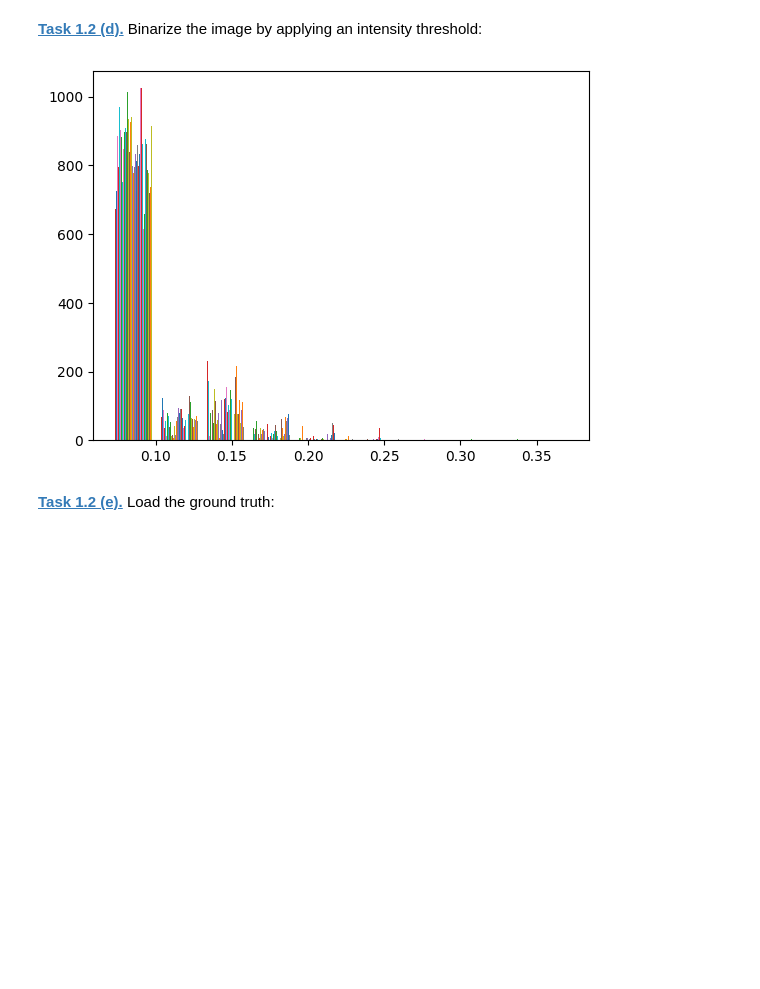
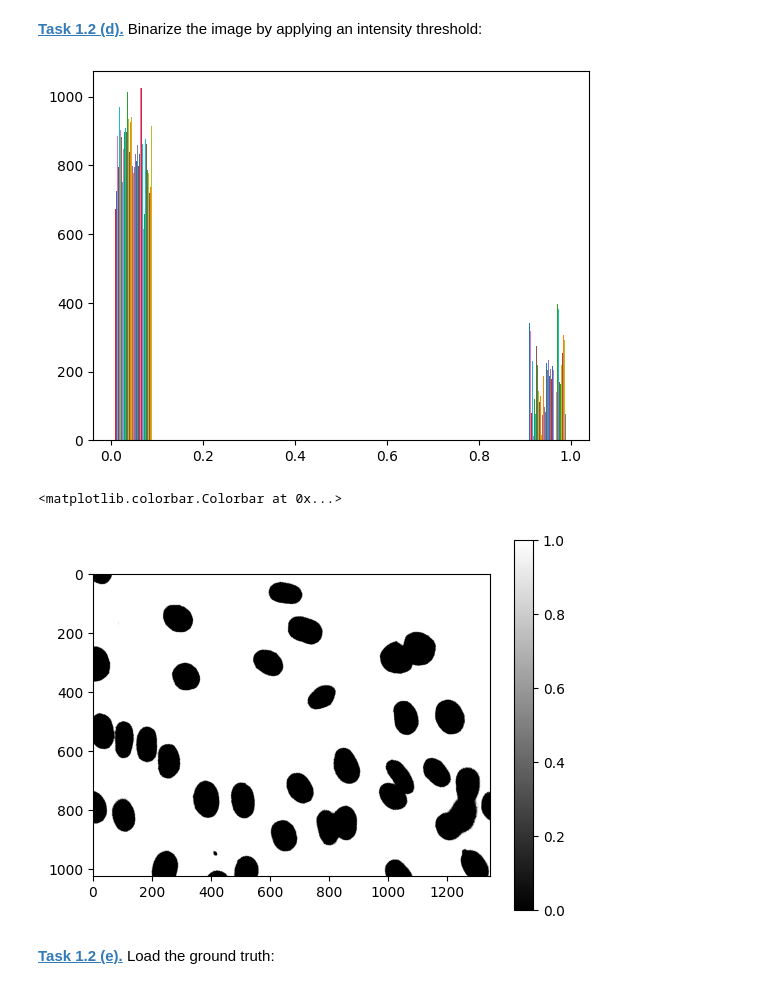
Before and after one commit to Bentrexte/mobi-fs5-python, a Jupyter notebook: segm_threshold.ipynb, the cells around one changed output. Drawn from its saved outputs; the diff is of its cells as text; code cells hidden in the pictures; blank space fills up the shorter version.

```diff
--- a/segm_threshold.ipynb
+++ b/segm_threshold.ipynb
@@ -21,9 +21,16 @@ plt.colorbar()
 # %%
 plt.hist(a)
 plt.show()
 
 T = 0.1
+
+a = a < T
+plt.figure()
+plt.imshow(a, cmap = 'grey')
+plt.colorbar()
 # %% [output]
-[figure, old version]
+[figure, new version]
+<matplotlib.colorbar.Colorbar at 0x...>
+[figure, added]
 # %% [markdown]
 **[Task 1.2 (e).]()** Load the ground truth:
```
Also changed, not shown: parts of 1 cell of this notebook.
